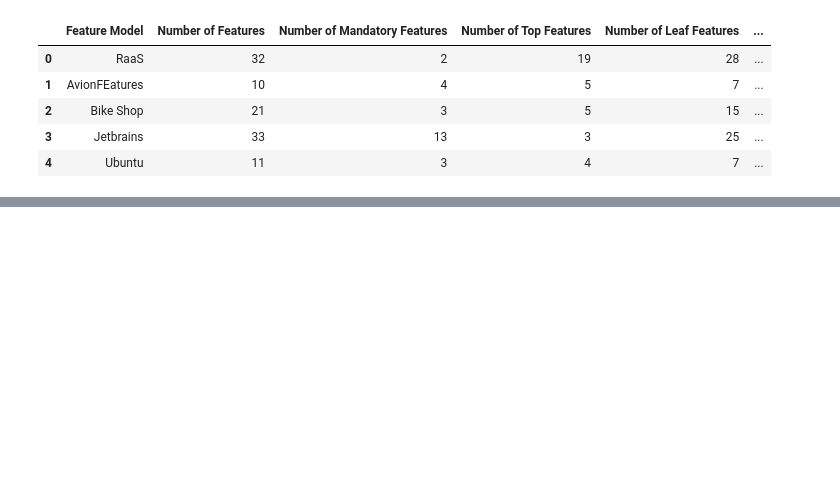
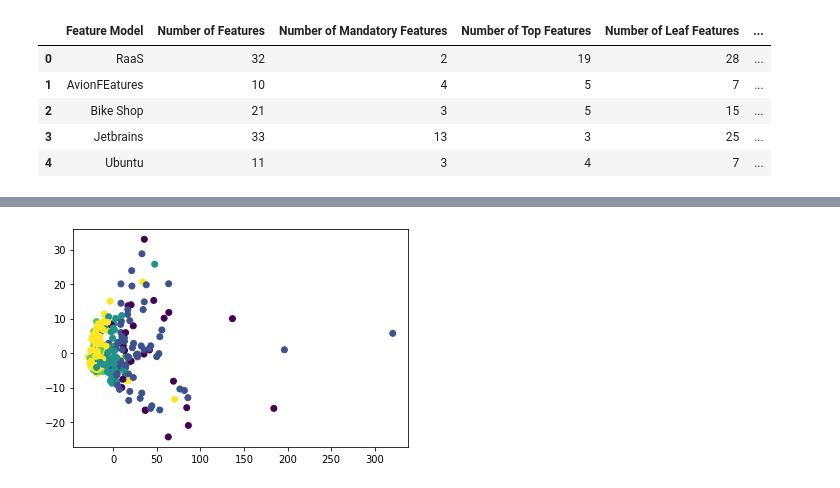
Before and after one commit to publiosilva/SPLC2021, a Jupyter notebook: notebooks/Decicion Tree.ipynb, the cells around one changed output, grey strips where cells are left out. Drawn from its saved outputs; the diff is of its cells as text; code cells hidden in the pictures; blank space fills up the shorter version.

```diff
--- a/notebooks/Decicion Tree.ipynb
+++ b/notebooks/Decicion Tree.ipynb
@@ -37,0 +54,5 @@ array([0.73529412, 0.79411765, 0.76470588, 0.76470588, 0.83823529])
+# %%
+# X = dataset.iloc[:, [1, 2, 4, 5, 6, 7, 14, 15]] # Correlation
+X = dataset.iloc[:, [1, 2, 3, 4, 5, 6, 8, 9, 11]] # Select From Model
+
+X.head()
@@ -37,0 +155,21 @@ array([0.73529412, 0.79411765, 0.76470588, 0.76470588, 0.83823529])
+# %%
+from sklearn import decomposition
+
+pca = decomposition.PCA(n_components=2)
+pca.fit(X)
+
+X_ = pca.transform(X)
+
+class_colors = {
+    'verybad': 0,
+    'bad': 1,
+    'moderate': 2,
+    'good': 3,
+    'verygood': 4
+}
+y_colors = [class_colors[i] for i in y]
+
+plt.scatter(X_[:, 0], X_[:, 1], c=y_colors)
+plt.show()
+# %% [output]
+[figure, added]
```
Also changed, not shown: parts of 8 cells of this notebook, 4 other files.
